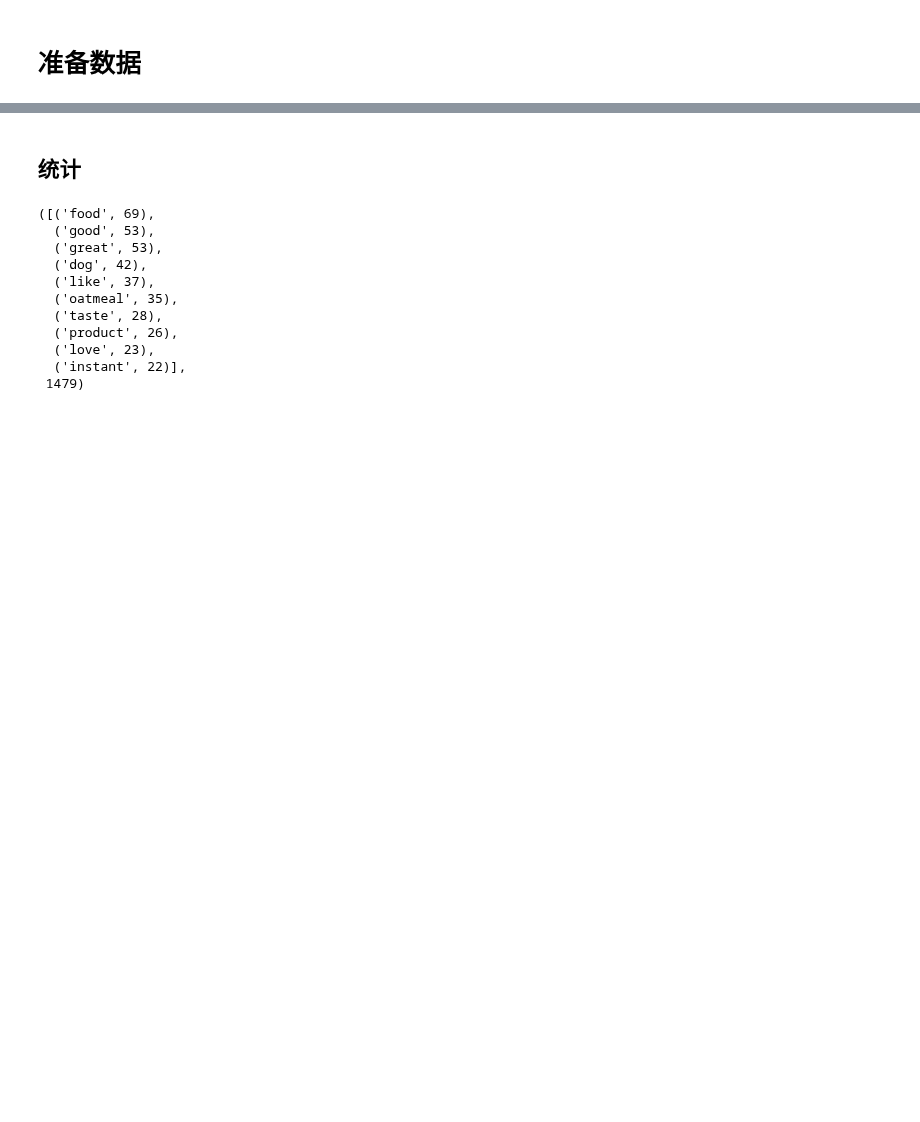
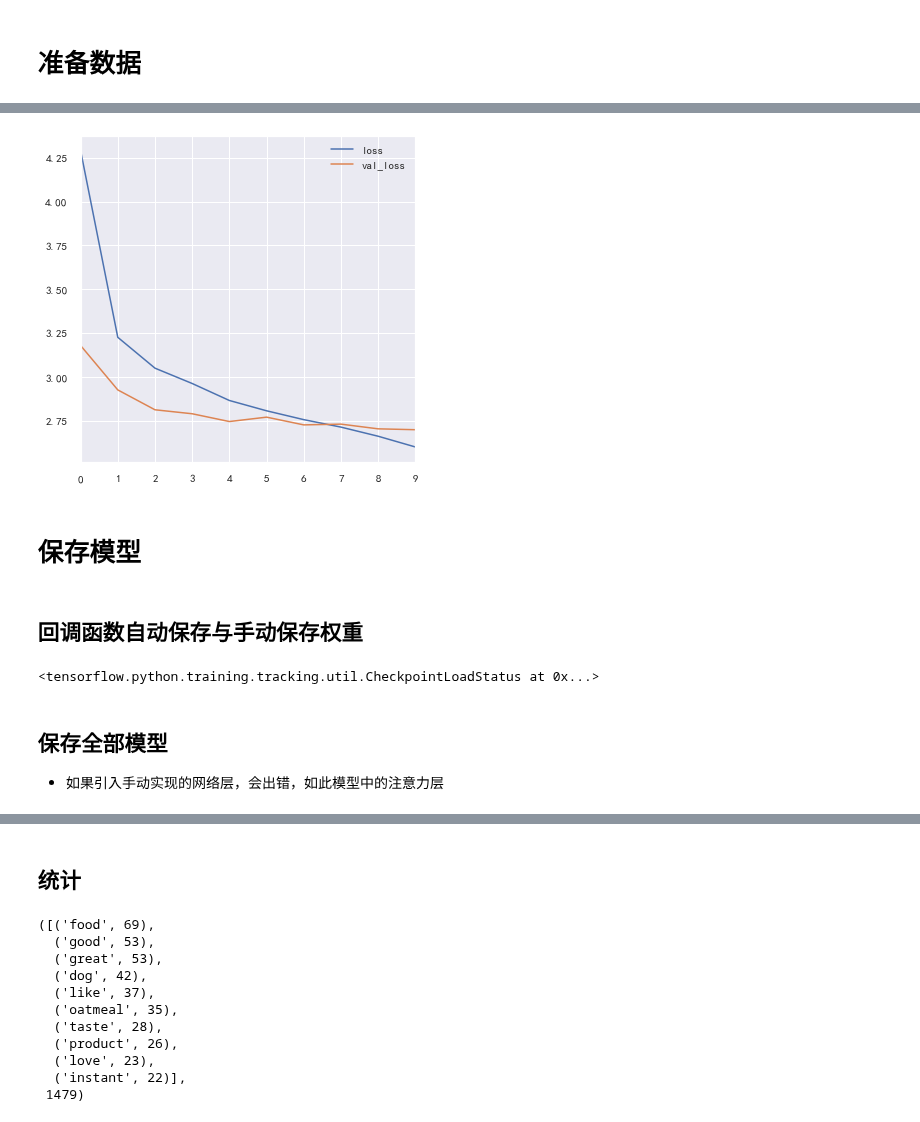
Before and after one commit to jh-lau/NLP, a Jupyter notebook: Kaggle/Summarizing_Text_with_Amazong_Reviews/summaring_text.ipynb, the cells around one changed output, grey strips where cells are left out. Cells and saved outputs as stored; diff of their text form; code cells hidden in the pictures; blank space fills up the shorter version.

```diff
--- a/Kaggle/Summarizing_Text_with_Amazong_Reviews/summaring_text.ipynb
+++ b/Kaggle/Summarizing_Text_with_Amazong_Reviews/summaring_text.ipynb
@@ -155,0 +414,3 @@ contractions = {
+# %%
+logger = pd.read_csv('temp/csv_logger')
+logger
@@ -155,0 +429,16 @@ contractions = {
+# %%
+logger[['loss', 'val_loss']].plot(figsize=(6,6))
+plt.show()
+# %% [output]
+[figure, added]
+# %% [markdown]
+# 保存模型
+# %% [markdown]
+## 回调函数自动保存与手动保存权重
+# %%
+# get callback's saved checkpoint file
+latest = tf.train.latest_checkpoint(checkpoint_dir)
+new_model = build_model(latent_dim)
+new_model.load_weights(latest)
+# %% [output]
+<tensorflow.python.training.tracking.util.CheckpointLoadStatus at 0x...>
@@ -155,0 +452,3 @@ contractions = {
+# %% [markdown]
+## 保存全部模型
+- 如果引入手动实现的网络层，会出错，如此模型中的注意力层
```
Also changed, not shown: parts of 49 cells of this notebook, 1 other file.
